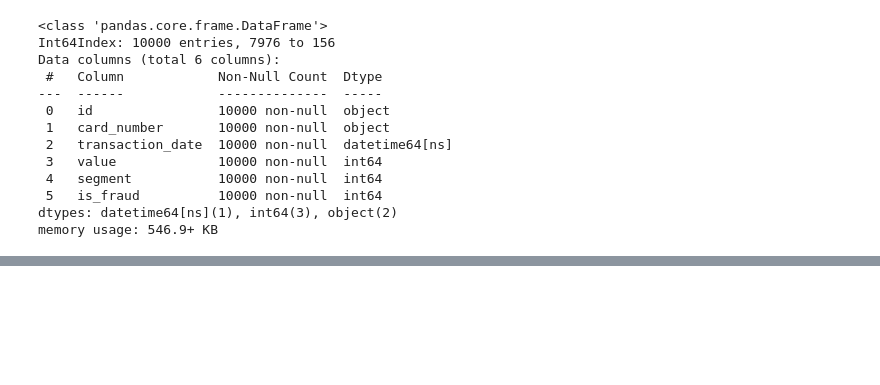
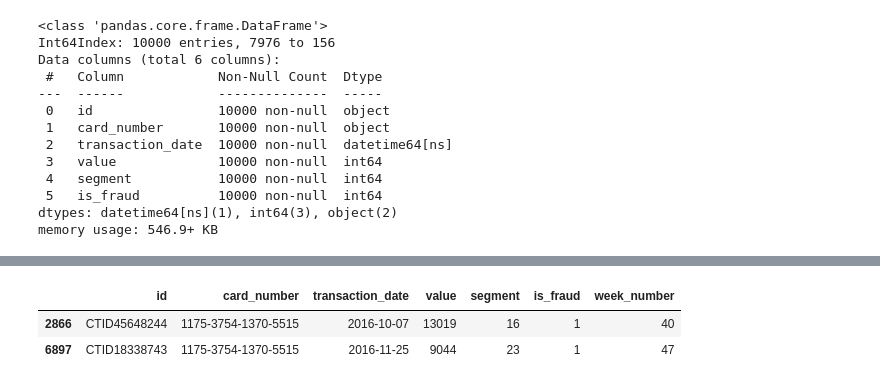
Before and after one commit to Eric-Mendes/conta-stone-data-challenge, a Jupyter notebook: data_analyses.ipynb, the cells around one changed output, grey strips where cells are left out. Saved outputs shown, nothing was run; the diff lists cells and outputs as text; code cells hidden in the pictures; blank space fills up the shorter version.

```diff
--- a/data_analyses.ipynb
+++ b/data_analyses.ipynb
@@ -469,0 +533,6 @@ memory usage: 546.9+ KB
+# %%
+df_transactions.loc[(df_transactions['is_fraud'] == 1) & (df_transactions['card_number'] == '1175-3754-1370-5515')]
+# %% [output]
+|  | id | card_number | transaction_date | value | segment | is_fraud | week_number |
+| 2866 | CTID45648244 | 1175-3754-1370-5515 | 2016-10-07 | 13019 | 16 | 1 | 40 |
+| 6897 | CTID18338743 | 1175-3754-1370-5515 | 2016-11-25 | 9044 | 23 | 1 | 47 |
```
Also changed, not shown: parts of 12 cells of this notebook.
